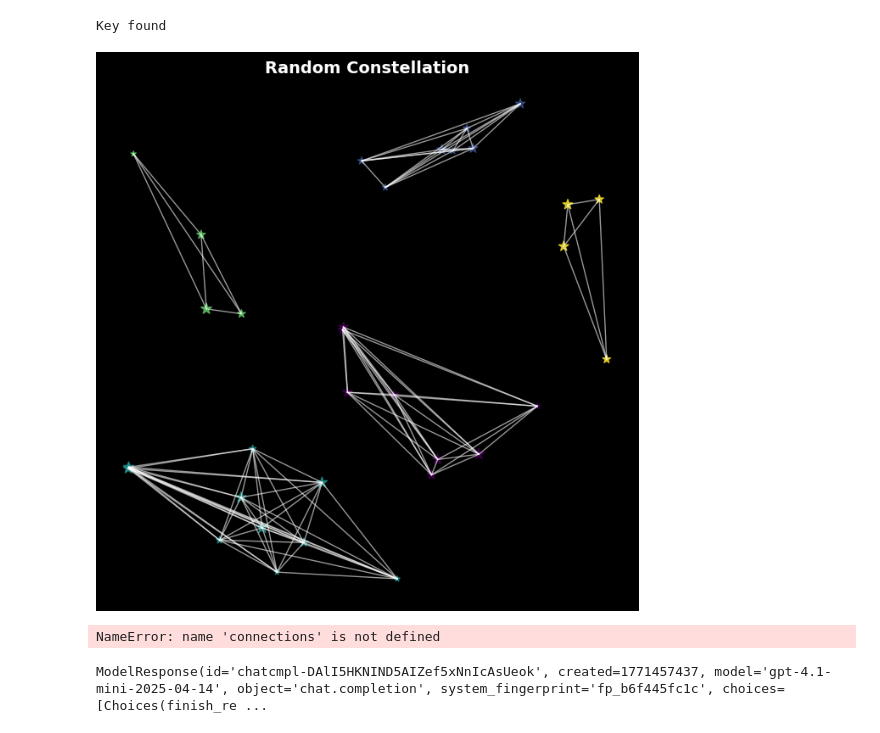
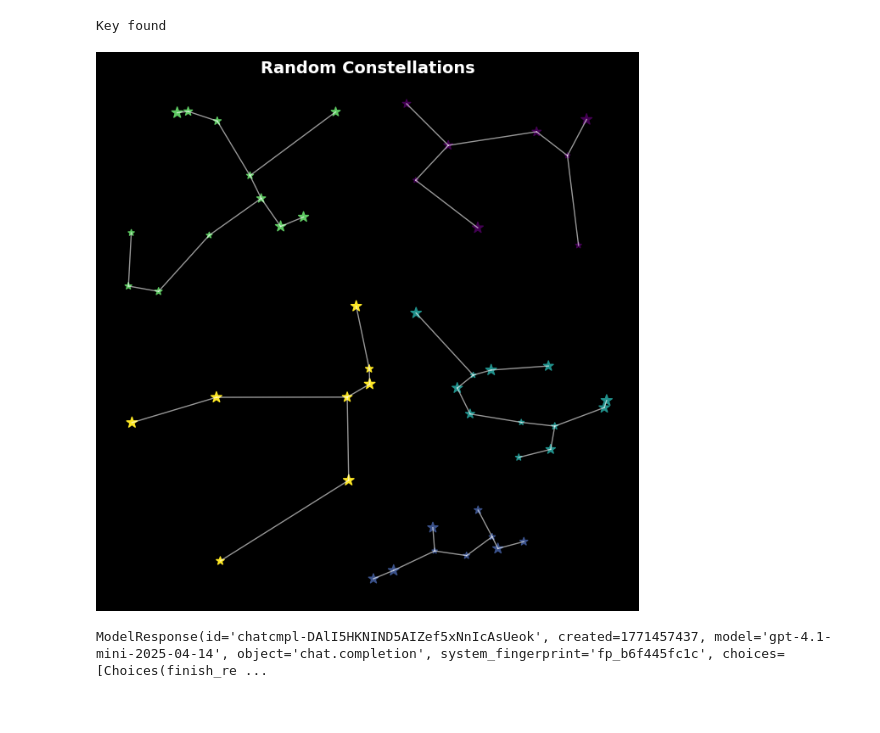
Before and after one commit to awalker72007/Astro-Coding-1221-Project-1, a Jupyter notebook: Project1.ipynb, the cells around one changed output. Cells and saved outputs as stored; diff of their text form; code cells hidden in the pictures.

Commit message:
Forgot to save file, true new constellation generation

```diff
--- a/Project1.ipynb
+++ b/Project1.ipynb
@@ -28,7 +28,7 @@ warnings.filterwarnings("ignore", category=UserWarning, module="pydantic")
 Key found
 # %%
 
-def generate_random_constellation(num_stars = random.randrange(30, 50) , num_connections= random.randrange(10, 20)):
+def generate_random_constellations(num_stars = random.randrange(30, 50) , num_connections= random.randrange(10, 20)):
     #This is to make it easier to call this definition for later constellations.
 #    if num_stars<12:
 #        num_connections<6
@@ -61,7 +61,7 @@ def generate_random_constellation(num_stars = random.randrange(30, 50) , num_con
     kmeans.fit(coords)
     labels = kmeans.labels_  # cluster index for each star
 
-    # Draw Line2D only along a minimum spanning tree per cluster (fewer, cleaner lines)
+    # Draw Line2D using a minimum spanning tree to limit connections.
     for cluster_id in range(kmeans.n_clusters):
         indices = np.where(labels == cluster_id)[0]
         n = len(indices)
@@ -69,47 +69,41 @@ def generate_random_constellation(num_stars = random.randrange(30, 50) , num_con
             continue
         px = x_vals[indices]
         py = y_vals[indices]
-        # Prim's MST: in_tree[i] True when point i is in the tree
+        #Picking best points for connections
         in_tree = np.zeros(n, dtype=bool)
         in_tree[0] = True
         for _ in range(n - 1):
             best_a, best_b, best_d2 = -1, -1, np.inf
             for a in np.where(in_tree)[0]:
                 for b in np.where(~in_tree)[0]:
                     d2 = (px[a] - px[b])**2 + (py[a] - py[b])**2
                     if d2 < best_d2:
                         best_d2, best_a, best_b = d2, a, b
             in_tree[best_b] = True
             idx_a, idx_b = indices[best_a], indices[best_b]
             connection = plt.Line2D(
                 [x_vals[idx_a], x_vals[idx_b]],
                 [y_vals[idx_a], y_vals[idx_b]],
                 color='white', alpha=0.6, linewidth=1
             )
+            #using ax.add_line to add the Line2D to the graph
             ax.add_line(connection)
 
-    ax.scatter(x_vals, y_vals, s=sizes, marker='*', c=kmeans.labels_, alpha=0.8)
+    ax.scatter(x_vals, y_vals, s=sizes, marker='*', c=kmeans.labels_, alpha=1)
     #Plots stars.
 
     ax.set_xticks([])
     ax.set_yticks([])
     ax.set_frame_on(False)
     #Sylistic choice, removes the axes.
 
-    plt.title("Random Constellation", fontsize=14, fontweight="bold", color='white')
+    plt.title("Random Constellations", fontsize=14, fontweight="bold", color='white')
     fig.savefig(fname="astroplot.png")
 
 
-generate_random_constellation()
+generate_random_constellations()
 # %% [output]
-[figure, old version]
+[figure, new version]
-# %%
-for c in connections:
-    distance = math.sqrt(x_vals**2+y_vals**2)
-if distance < 1:
-    plt.Line2D()
-# %% [output]
-NameError: name 'connections' is not defined
 # %%
 import base64
 
```
Also changed, not shown: 1 other file.
